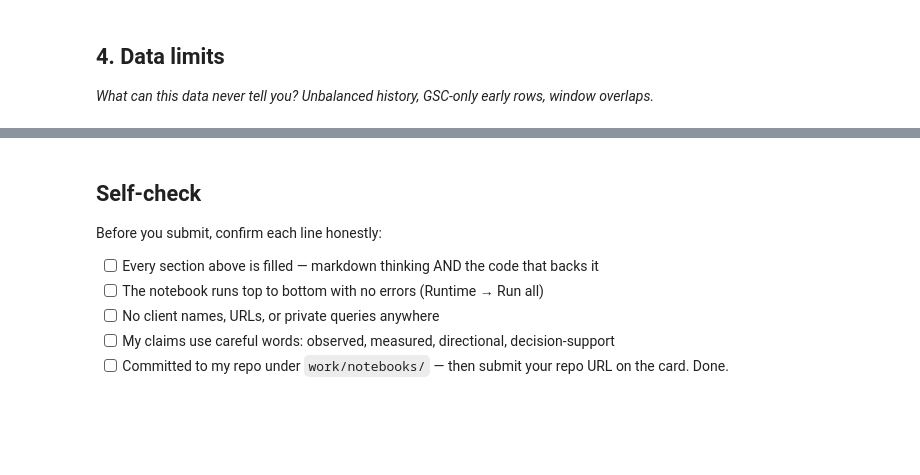
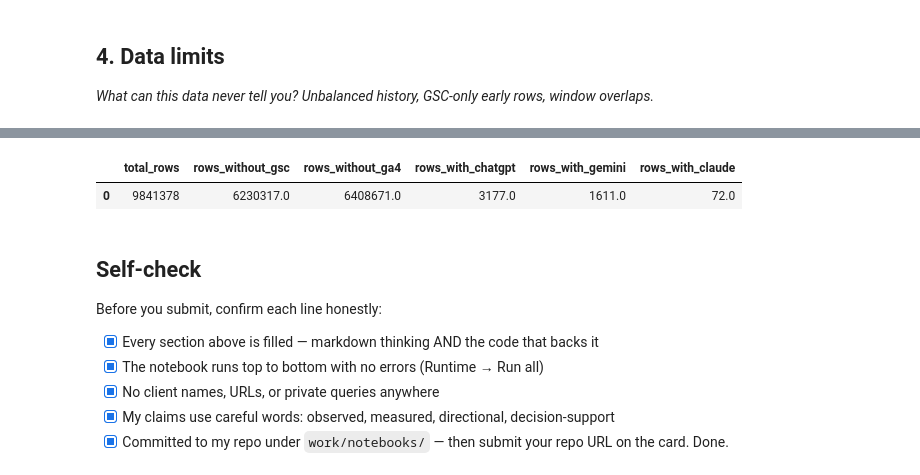
Before and after one commit to adityag30/FlyRank-internship-ML, a Jupyter notebook: work/notebooks/w03_data_contract.ipynb, the cells around one changed output, grey strips where cells are left out. Drawn from its saved outputs; the diff is of its cells as text; code cells hidden in the pictures; blank space fills up the shorter version.

```diff
--- a/work/notebooks/w03_data_contract.ipynb
+++ b/work/notebooks/w03_data_contract.ipynb
@@ -15,0 +19,10 @@ This skeleton is yours to fill. Work the sections **in order** — each one has
+# %%
+# This cell is for CODE (numbers, a query, a check).
+import os
+from google.colab import userdata
+
+HF_TOKEN = userdata.get("HF_TOKEN")
+import duckdb
+
+con = duckdb.connect()
+con.execute(f"CREATE OR REPLACE SECRET hf (TYPE huggingface, TOKEN '{HF_TOKEN}')")
@@ -15,0 +31,9 @@ This skeleton is yours to fill. Work the sections **in order** — each one has
+# %%
+REL = "hf://datasets/FlyRank/internship-warehouse"
+
+TABLES = {
+    "dim_clients": f"read_parquet('{REL}/dim_clients.parquet')",
+    "dim_content": f"read_parquet('{REL}/dim_content.parquet')",
+    "fact_daily": f"read_parquet('{REL}/fact_content_daily_performance/**/*.parquet')",
+    "fact_query_90d": f"read_parquet('{REL}/fact_content_query_90d.parquet')",
+}
@@ -37,10 +204,31 @@ This skeleton is yours to fill. Work the sections **in order** — each one has
+# %%
+# This cell is for CODE (numbers, a query, a check).
+query = f"""
+SELECT
+    COUNT(*) AS total_rows,
+
+    SUM(CASE WHEN gsc_data_available = FALSE THEN 1 ELSE 0 END) AS rows_without_gsc,
+    SUM(CASE WHEN ga4_data_available = FALSE THEN 1 ELSE 0 END) AS rows_without_ga4,
+
+    SUM(CASE WHEN ai_chatgpt > 0 THEN 1 ELSE 0 END) AS rows_with_chatgpt,
+    SUM(CASE WHEN ai_gemini > 0 THEN 1 ELSE 0 END) AS rows_with_gemini,
+    SUM(CASE WHEN ai_claude > 0 THEN 1 ELSE 0 END) AS rows_with_claude
+
+FROM {TABLES['fact_daily']}
+WHERE month = '2026-03'
+"""
+
+con.sql(query).df()
+# %% [output]
+|  | total_rows | rows_without_gsc | rows_without_ga4 | rows_with_chatgpt | rows_with_gemini | rows_with_claude |
+| 0 | 9841378 | 6230317.0 | 6408671.0 | 3177.0 | 1611.0 | 72.0 |
 # %% [markdown]
 ## Self-check
 
 Before you submit, confirm each line honestly:
 
-- [ ] Every section above is filled — markdown thinking AND the code that backs it
-- [ ] The notebook runs top to bottom with no errors (Runtime → Run all)
-- [ ] No client names, URLs, or private queries anywhere
-- [ ] My claims use careful words: observed, measured, directional, decision-support
-- [ ] Committed to my repo under `work/notebooks/` — then submit your repo URL on the card. Done.
+- [x] Every section above is filled — markdown thinking AND the code that backs it
+- [x] The notebook runs top to bottom with no errors (Runtime → Run all)
+- [x] No client names, URLs, or private queries anywhere
+- [x] My claims use careful words: observed, measured, directional, decision-support
+- [x] Committed to my repo under `work/notebooks/` — then submit your repo URL on the card. Done.
```
Also changed, not shown: parts of 15 cells of this notebook.
